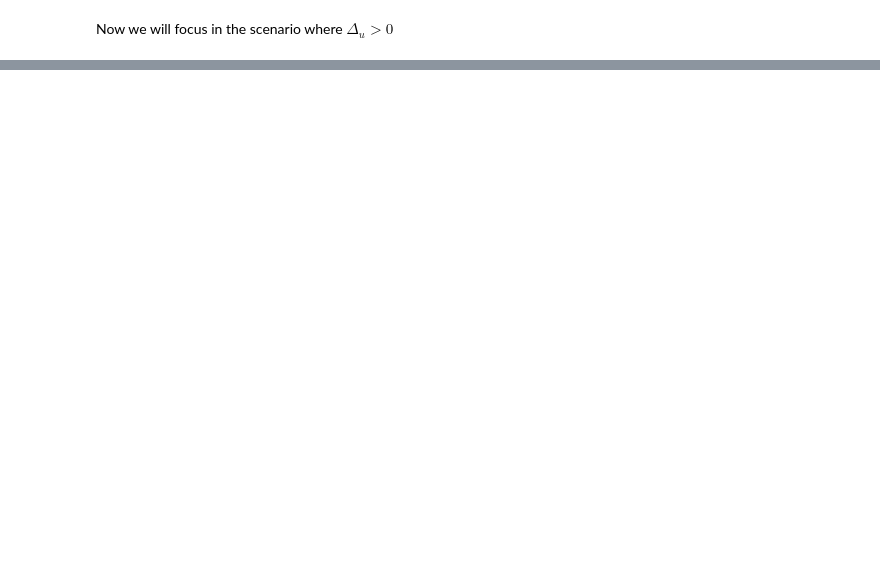
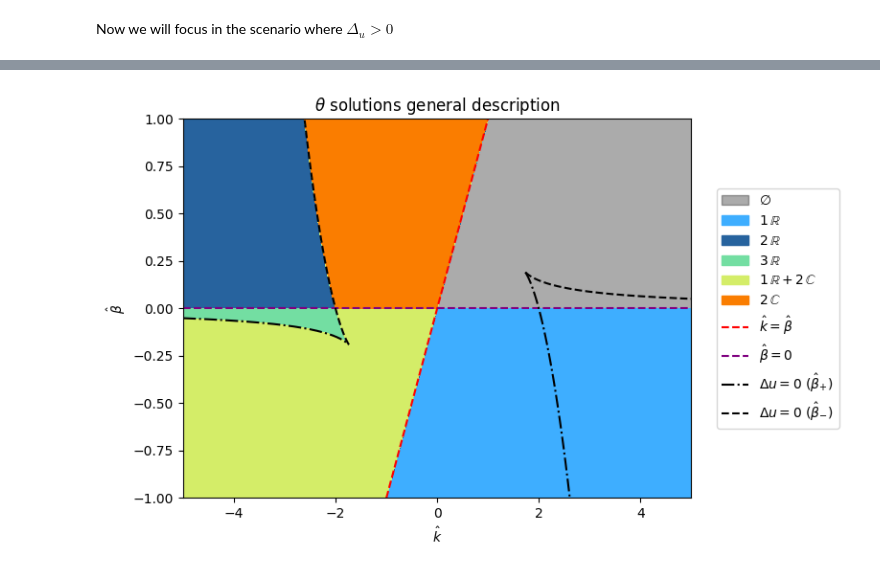
Before and after one commit to omardtl24/Mag_Isol_Numerical, a Jupyter notebook: scripts/Magnetic isolation solutions analysis.ipynb, the cells around one changed output, grey strips where cells are left out. Drawn from its saved outputs; the diff is of its cells as text; code cells hidden in the pictures; blank space fills up the shorter version.

```diff
--- a/scripts/Magnetic isolation solutions analysis.ipynb
+++ b/scripts/Magnetic isolation solutions analysis.ipynb
@@ -376,0 +380,98 @@ plt.show()
+# %%
+def deltau_greater_0(k,b):
+    '''
+    0 --> No solutions
+    1 --> Only One real solution
+    2 --> Only Two Real solutions
+    3 --> Three real solutions
+    4 --> One real and Two Complex solutions
+    5 --> Only Two Complex solutions
+    '''
+    d = delta(k, b)
+    thetas = theta_values(k, b)
+    if len(thetas) == 0: return 0
+    if d < 0:
+        has_real = False
+        has_complex = False
+        for theta in thetas:
+            if np.imag(theta) == 0:
+                has_real = True
+            else:
+                has_complex = True
+        if has_real and not has_complex:
+            return 1
+        if has_complex and not has_real:
+            return 5
+        if has_real and has_complex:
+            return 4
+    count_unique = len(np.unique(thetas))
+    return count_unique
+
+min_k, max_k = -5, 5
+min_b, max_b = -1, 1
+n_points = 1000
+
+k = np.linspace(min_k, max_k, n_points)
+b = np.linspace(min_b, max_b, n_points)
+K, B = np.meshgrid(k, b)
+Z = np.vectorize(deltau_greater_0)(K, B)
+levels = [-0.5, 0.5, 1.5, 2.5, 3.5, 4.5, 5.5]
+colors = ["#00000054", "#3eaeff", "#27639E", "#73DEA2", "#D4ED68","#FA7D00"]
+
+norm = BoundaryNorm(levels, len(colors))
+
+plt.figure(figsize=(8, 5))
+contour = plt.contourf(K, B, Z, levels=levels, colors=colors, norm=norm, extend='both')
+root = 2
+plot_min_k = max(min_k, min_b)
+plot_max_k = min(max_k, max_b)
+line1, = plt.plot([plot_min_k, plot_max_k], [plot_min_k, plot_max_k], color='red', linestyle='--', label=r"$\hat{k} = \hat{\beta}$")
+line2, = plt.plot([min_k, max_k], [0, 0], color="purple", linestyle='--', label=r"$\hat{\beta} = 0$")
+
+# Compute beta(k) curves
+beta_s_plus = beta_from_k_plus(k)
+beta_s_minus = beta_from_k_minus(k)
+
+# Split into contiguous NaN-free chunks and plot
+segments_plus = split_on_nan(k, beta_s_plus)
+segments_minus = split_on_nan(k, beta_s_minus)
+
+legend_curves = [line1, line2]
+
+for i, (x_seg, y_seg) in enumerate(segments_plus):
+    mask = (y_seg >= min_b) & (y_seg <= max_b)
+    l, =plt.plot(x_seg[mask], y_seg[mask],
+             color='black', linestyle='-.',
+             label=r"$\Delta u = 0$ $(\hat{\beta}_{+})$" if i == 0 else "")
+    if i==0: legend_curves.append(l)
+
+for i, (x_seg, y_seg) in enumerate(segments_minus):
+    mask = (y_seg >= min_b) & (y_seg <= max_b)
+    l, = plt.plot(x_seg[mask], y_seg[mask],
+             color='black', linestyle='--',
+             label=r"$\Delta u = 0$ $(\hat{\beta}_{-})$" if i == 0 else "")
+    if i==0: legend_curves.append(l)
+
+legend_labels =  [
+    r"$\varnothing$",                       # No solutions
+    r"$1\, \mathbb{R}$",                    # One real solution
+    r"$2\, \mathbb{R}$",                    # Two real solutions
+    r"$3\, \mathbb{R}$",                    # Three real solutions
+    r"$1\, \mathbb{R} + 2\, \mathbb{C}$",   # One real + two complex
+    r"$2\, \mathbb{C}$"                     # Two complex solutions
+]
+legend_patches = [Patch(color=color, label=label) for color, label in zip(colors, legend_labels)] + legend_curves
+
+plt.legend(handles=legend_patches,
+           loc='center left',
+           bbox_to_anchor=(1.05, 0.5),
+           borderaxespad=0.)
+
+plt.xlabel('$\\hat{k}$')
+plt.ylabel('$\\hat{\\beta}$')
+plt.title(r'$\theta$ solutions general description')
+plt.tight_layout()
+plt.savefig(os.path.join(base_folder, "Theta_solutions_description_all_Deltau.png"), dpi=300)
+plt.show()
+# %% [output]
+[figure, added]
```
Also changed, not shown: parts of 4 cells of this notebook, 2 other files.
